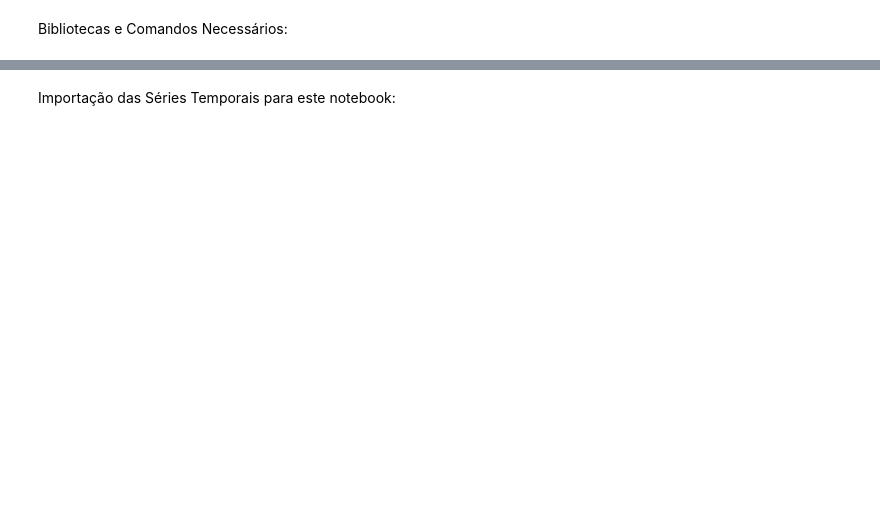
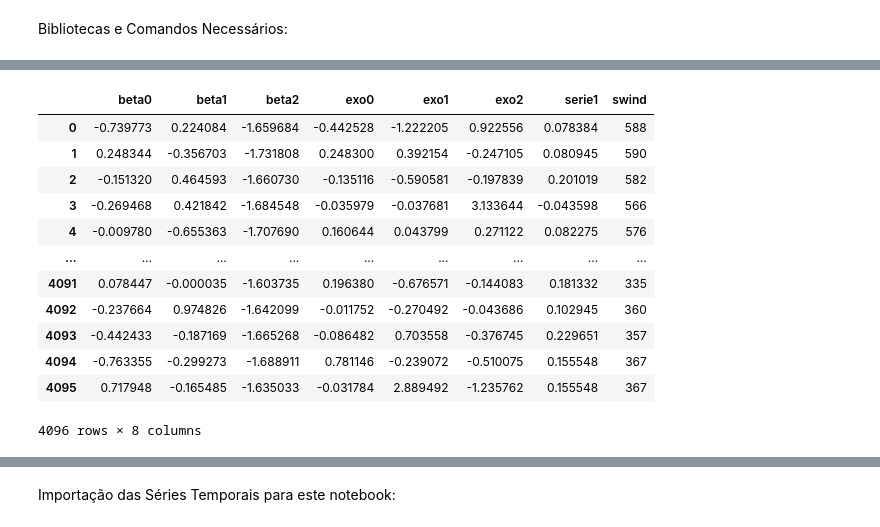
Before and after one commit to barauna-lo/Computational_Statistics, a Jupyter notebook: HandsOn_11/CAP417_HandsOn11_Barauna.ipynb, the cells around one changed output, grey strips where cells are left out. Drawn from its saved outputs; the diff is of its cells as text; code cells hidden in the pictures; blank space fills up the shorter version.

```diff
--- a/HandsOn_11/CAP417_HandsOn11_Barauna.ipynb
+++ b/HandsOn_11/CAP417_HandsOn11_Barauna.ipynb
@@ -61,0 +58,27 @@ import matplotlib.mlab as mlab
+# %%
+#Solar Wind Data
+#! gdown --id 11JsT9g6eHR5nVcSaHXpEGHfytypimODa
+swind = pd.read_csv('SW4096frontiers.csv')
+swind.rename(columns = {'600':'swind'}, inplace = True)
+#Add more two values in the data frame for the have 2**12 data points
+df2 = {'swind': swind['swind'].values[-2],'swind':swind['swind'].values[-1]}
+swind = swind.append(df2, ignore_index = True)
+
+#Serie1
+#! gdown --id "15Jq2-f3oAIK3s0YQ22HM0FF0Zfew7ICs"
+serie1 = pd.read_csv('serie1.csv')
+serie1.rename(columns = {'0.0':'serie1'}, inplace = True)
+#Add more two values in the data frame for the have 2**12 data points
+df2 = {'serie1': serie1['serie1'].values[-2],'serie1':serie1['serie1'].values[-1]}
+serie1 = serie1.append(df2, ignore_index = True)
+
+len_size = len(swind)
+# %%
+#Alternativa
+# GERANDO SÉRIES TEMPORAIS DE RUÍDOS COLORIDOS
+colorData = pd.DataFrame()
+#SetUp a noise class
+beta,dataSize = [0.2,1,2],len_size
+#beta,dataSize = [0,1,2],2**10
+#Creat dataSize
+for i in range(len(beta)): colorData.insert(i,'beta'+str(i),cn.powerlaw_psd_gaussian(beta[i],dataSize))#,random_state=8666)) #insert new collums
@@ -61,0 +97,18 @@ import matplotlib.mlab as mlab
+# %%
+# One dataframe to rule than all 💍
+df = pd.concat([colorData,exoData,serie1,swind], axis=1,join='inner')
+df
+# %% [output]
+|  | beta0 | beta1 | beta2 | exo0 | exo1 | exo2 | serie1 | swind |
+| 0 | -0.739773 | 0.224084 | -1.659684 | -0.442528 | -1.222205 | 0.922556 | 0.078384 | 588 |
+| 1 | 0.248344 | -0.356703 | -1.731808 | 0.248300 | 0.392154 | -0.247105 | 0.080945 | 590 |
+| 2 | -0.151320 | 0.464593 | -1.660730 | -0.135116 | -0.590581 | -0.197839 | 0.201019 | 582 |
+| 3 | -0.269468 | 0.421842 | -1.684548 | -0.035979 | -0.037681 | 3.133644 | -0.043598 | 566 |
+| 4 | -0.009780 | -0.655363 | -1.707690 | 0.160644 | 0.043799 | 0.271122 | 0.082275 | 576 |
+| ... | ... | ... | ... | ... | ... | ... | ... | ... |
+| 4091 | 0.078447 | -0.000035 | -1.603735 | 0.196380 | -0.676571 | -0.144083 | 0.181332 | 335 |
+| 4092 | -0.237664 | 0.974826 | -1.642099 | -0.011752 | -0.270492 | -0.043686 | 0.102945 | 360 |
+| 4093 | -0.442433 | -0.187169 | -1.665268 | -0.086482 | 0.703558 | -0.376745 | 0.229651 | 357 |
+| 4094 | -0.763355 | -0.299273 | -1.688911 | 0.781146 | -0.239072 | -0.510075 | 0.155548 | 367 |
+| 4095 | 0.717948 | -0.165485 | -1.635033 | -0.031784 | 2.889492 | -1.235762 | 0.155548 | 367 |
+4096 rows × 8 columns
```
Also changed, not shown: parts of 50 cells of this notebook.
